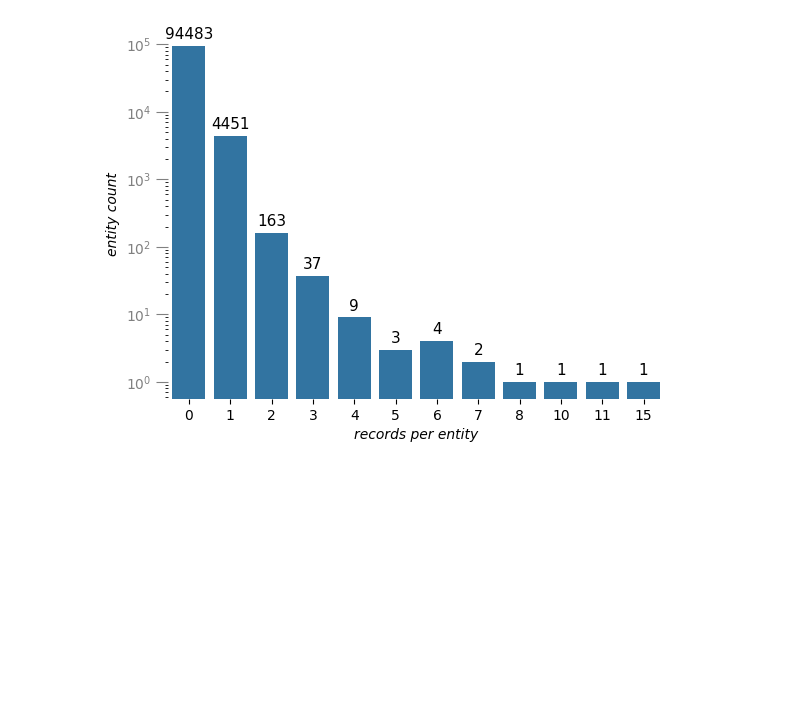
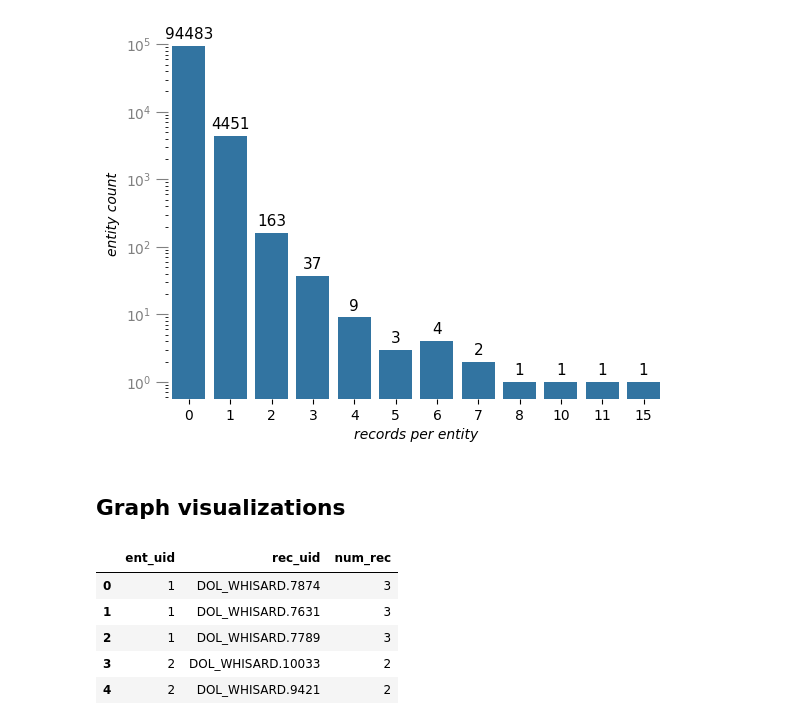
Before and after one commit to DerwenAI/ERKG, a Jupyter notebook: graph.ipynb, the cells around one changed output. Cells and saved outputs as stored; diff of their text form; code cells hidden in the pictures; blank space fills up the shorter version.

```diff
--- a/graph.ipynb
+++ b/graph.ipynb
@@ -426,2 +368,20 @@ plt.yscale("log")
 # %% [output]
 [figure]
+# %% [markdown]
+## Graph visualizations
+# %%
+df = gds.run_cypher(
+  """
+MATCH (ent:Entity)-[:RESOLVES]->(rec:Record)
+RETURN ent.uid AS ent_uid, rec.uid AS rec_uid, COUNT { (ent)-[:RESOLVES]->(:Record) } as num_rec
+  """
+)
+# %%
+df.head()
+# %% [output]
+|  | ent_uid | rec_uid | num_rec |
+| 0 | 1 | DOL_WHISARD.7874 | 3 |
+| 1 | 1 | DOL_WHISARD.7631 | 3 |
+| 2 | 1 | DOL_WHISARD.7789 | 3 |
+| 3 | 2 | DOL_WHISARD.10033 | 2 |
+| 4 | 2 | DOL_WHISARD.9421 | 2 |
```
Also changed, not shown: parts of 8 cells of this notebook, 4 other files.
